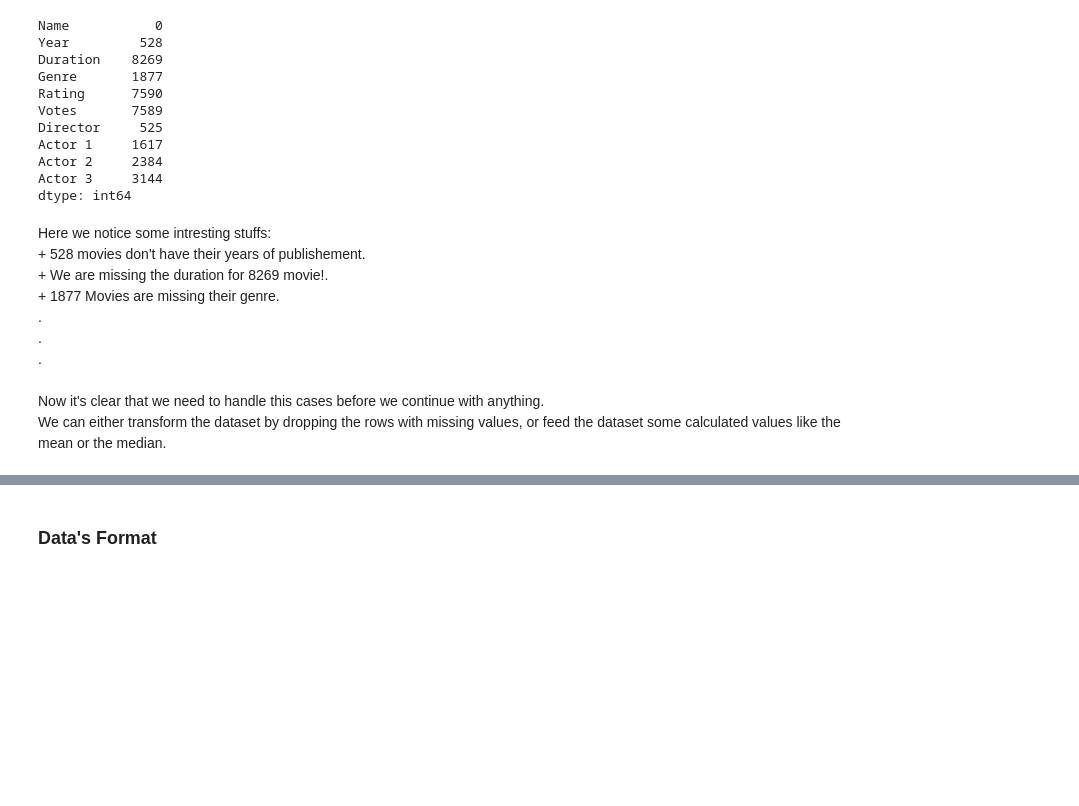
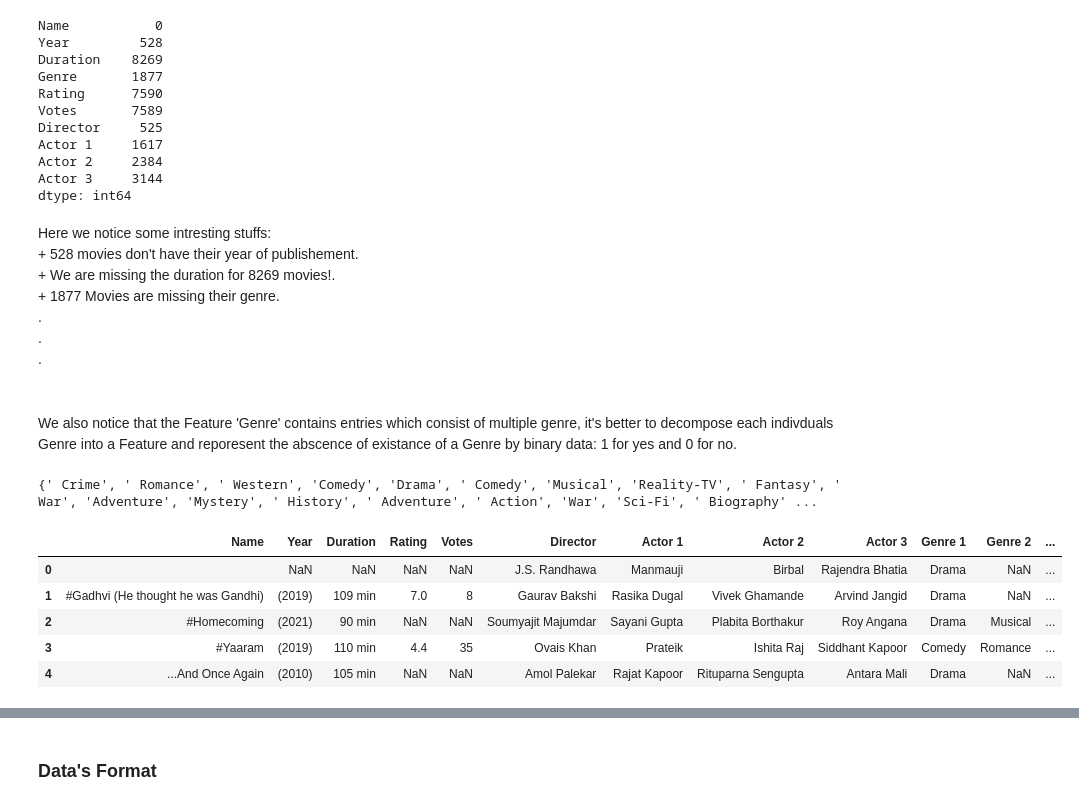
Before and after one commit to ImadElMaftouhi/codsoft, a Jupyter notebook: MOVIE RATING PREDICTION/main.ipynb, the cells around one changed output, grey strips where cells are left out. Saved outputs shown, nothing was run; the diff lists cells and outputs as text; code cells hidden in the pictures; blank space fills up the shorter version.

```diff
--- a/MOVIE RATING PREDICTION/main.ipynb
+++ b/MOVIE RATING PREDICTION/main.ipynb
@@ -127,12 +127,20 @@ Actor 3     3144
 dtype: int64
 # %% [markdown]
 Here we notice some intresting stuffs:<br>
-    + 528 movies don't have their years of publishement.<br>
-    + We are missing the duration for 8269 movie!.<br>
+    + 528 movies don't have their year of publishement.<br>
+    + We are missing the duration for 8269 movies!.<br>
     + 1877 Movies are missing their genre.<br>
         .<br>
         .<br>
         .<br>
     <br>
-Now it's clear that we need to handle this cases before we continue with anything.<br>
-We can either transform the dataset by dropping the rows with missing values, or feed the dataset some calculated values like the mean or the median.<br>
+# %% [markdown]
+We also notice that the Feature 'Genre' contains entries which consist of multiple genre, it's better to decompose each indivduals Genre into a Feature and reporesent the abscence of existance of a Genre by binary data: 1 for yes and 0 for no.
+# %%
+df_genre = df.copy()
+df_genre.dropna(subset = 'Genre', axis = 0, inplace = True)
+genres = []
+genres = set(genre for genre_list in df_genre['Genre'].str.split(',') for genre in genre_list)
+print(genres)
+# %% [output]
+{' Crime', ' Romance', ' Western', 'Comedy', 'Drama', ' Comedy', 'Musical', 'Reality-TV', ' Fantasy', ' War', 'Adventure', 'Mystery', ' History', ' Adventure', ' Action', 'War', 'Sci-Fi', ' Biography' ...
@@ -138,0 +158,9 @@ We can either transform the dataset by dropping the rows with missing values, or
+# %%
+df.head()
+# %% [output]
+|  | Name | Year | Duration | Rating | Votes | Director | Actor 1 | Actor 2 | Actor 3 | Genre 1 | Genre 2 | ... |
+| 0 |  | NaN | NaN | NaN | NaN | J.S. Randhawa | Manmauji | Birbal | Rajendra Bhatia | Drama | NaN | ... |
+| 1 | #Gadhvi (He thought he was Gandhi) | (2019) | 109 min | 7.0 | 8 | Gaurav Bakshi | Rasika Dugal | Vivek Ghamande | Arvind Jangid | Drama | NaN | ... |
+| 2 | #Homecoming | (2021) | 90 min | NaN | NaN | Soumyajit Majumdar | Sayani Gupta | Plabita Borthakur | Roy Angana | Drama | Musical | ... |
+| 3 | #Yaaram | (2019) | 110 min | 4.4 | 35 | Ovais Khan | Prateik | Ishita Raj | Siddhant Kapoor | Comedy | Romance | ... |
+| 4 | ...And Once Again | (2010) | 105 min | NaN | NaN | Amol Palekar | Rajat Kapoor | Rituparna Sengupta | Antara Mali | Drama | NaN | ... |
```
Also changed, not shown: parts of 6 cells of this notebook.
